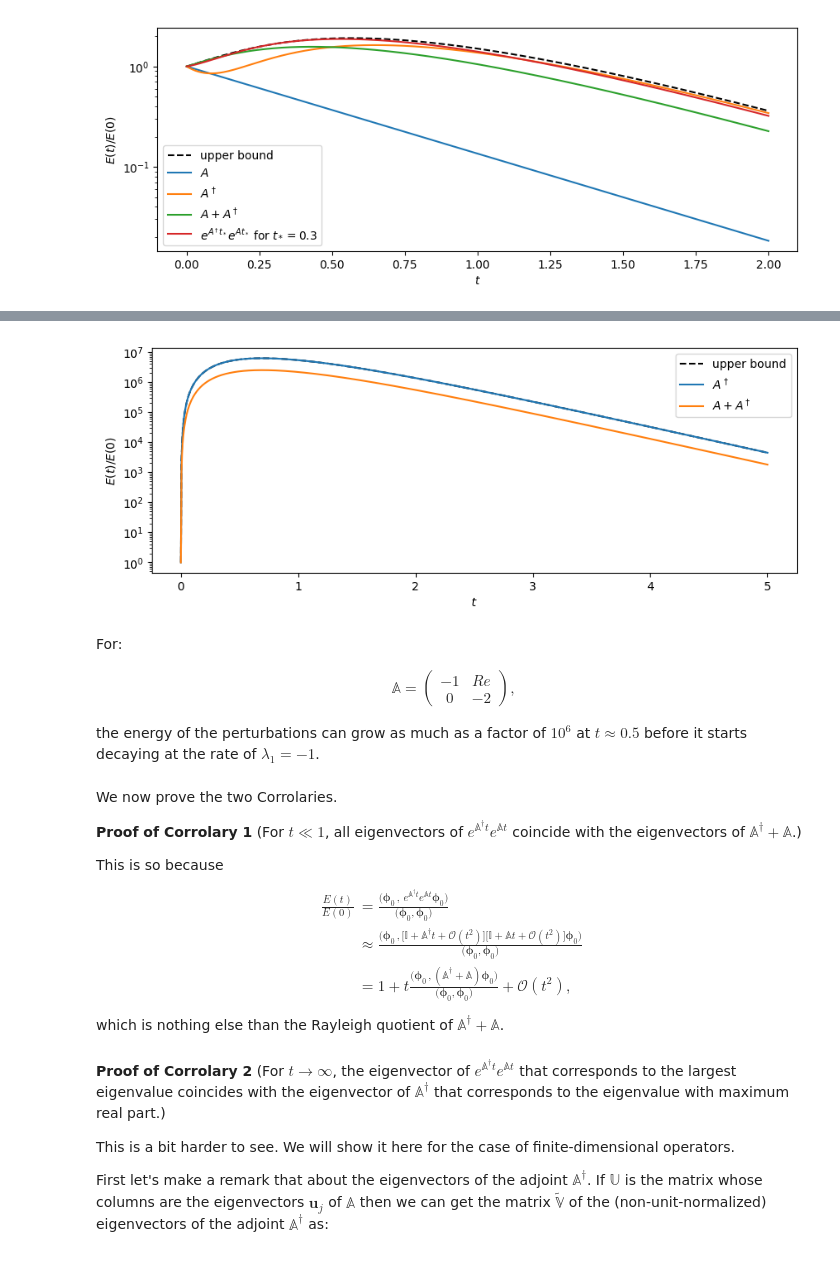
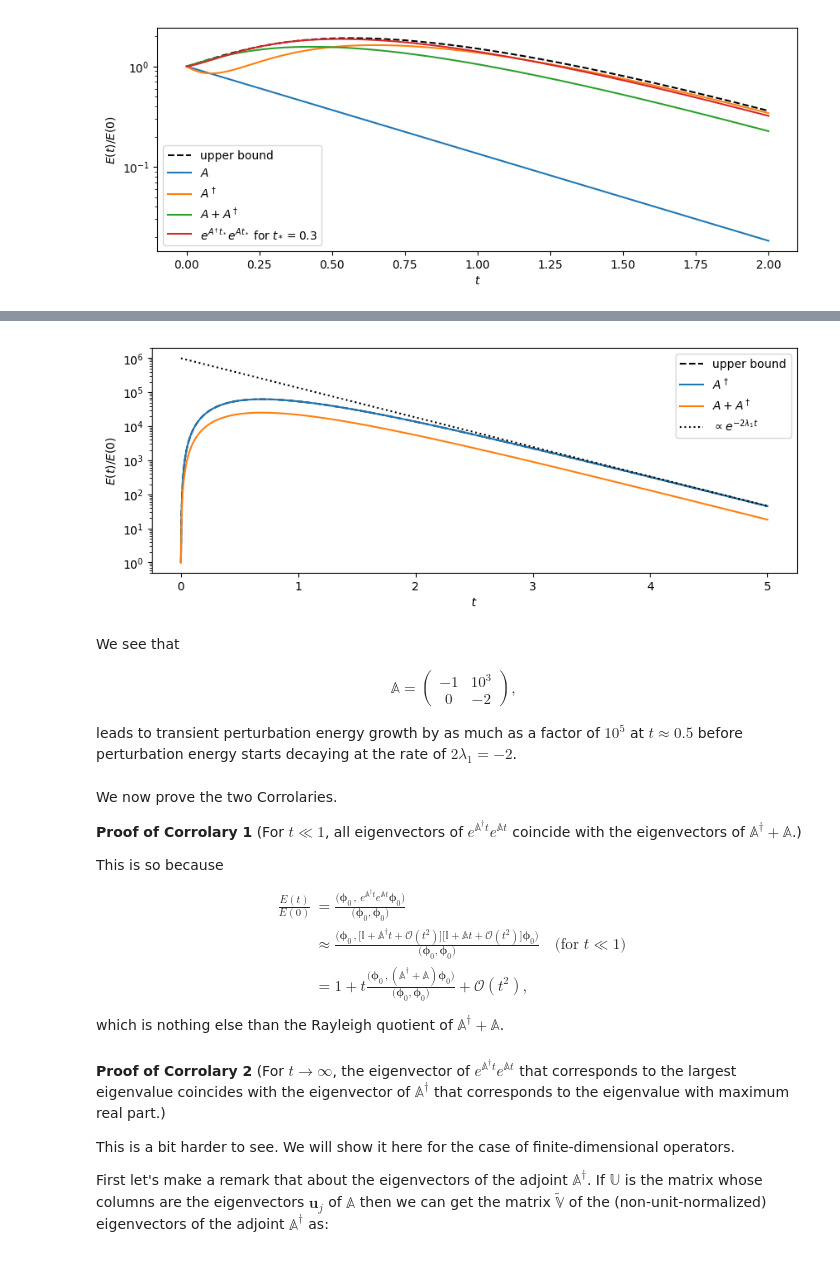
Before and after one commit to navidcy/Instabilities-in-Fluids, a Jupyter notebook: lectures/05-BasicsNonmodalStability.ipynb, the cells around one changed output, grey strips where cells are left out. Drawn from its saved outputs; the diff is of its cells as text; code cells hidden in the pictures.

```diff
--- a/lectures/05-BasicsNonmodalStability.ipynb
+++ b/lectures/05-BasicsNonmodalStability.ipynb
@@ -397,24 +421,25 @@ with $Re=10^4$ or even higher...
 # %%
-A = [-1 1e4; 0 -2];
+A = [-1 1e3; 0 -2];
 Sadj, V = eigen(copy(A')); v1 = V[:, 2]; v2 =V[:, 1]; #to make sure v1 <--> u1
 tfinal = 5
 figure(figsize=(10, 3.5))
 t, energy, upperbound = integrateforward(v2; tfinal=tfinal)
 semilogy(t, upperbound, "--k", label="upper bound")
 semilogy(t, energy, label="\$A^\\dagger\$")
 t, energy = integrateforward(u02; tfinal=tfinal)
 semilogy(t, energy, label="\$A +A^\\dagger\$")
+semilogy(t, 1e6exp.(-2*t), ":k", label="\$\\propto e^{-2\\lambda_1 t}\$")
 xlabel(L"t"); ylabel(L"E(t)/E(0)"); legend();
 # %% [output]
-[figure, old version]
+[figure, new version]
 # %% [markdown]
-For:
+We see that
 
 \begin{align*}
-\mathbb{A} = \begin{pmatrix} -1 & Re \\ 0 & -2\end{pmatrix},
+\mathbb{A} = \begin{pmatrix} -1 & 10^3 \\ 0 & -2\end{pmatrix},
 \end{align*}
 
-the energy of the perturbations can grow as much as a factor of $10^6$ at $t\approx0.5$ before it starts decaying at the rate of $\lambda_1=-1$.
+leads to transient perturbation energy growth by as much as a factor of $10^5$ at $t\approx0.5$ before perturbation energy starts decaying at the rate of $2\lambda_1=-2$.
 # %% [markdown]
 We now prove the two Corrolaries.
 
@@ -424,7 +449,7 @@ We now prove the two Corrolaries.
 This is so because
 \begin{align*}
 \frac{E(t)}{E(0)} &= \frac{\big(\boldsymbol{\phi}_0\,,\,e^{\mathbb{A^\dagger}t} e^{\mathbb{A}t}\boldsymbol{\phi}_0\big)}{\big(\boldsymbol{\phi}_0,\boldsymbol{\phi}_0\big)}\\
-&\approx \frac{\big(\boldsymbol{\phi}_0\,,\big[\mathbb{I} + \mathbb{A^\dagger}t + \mathcal{O}(t^2)\big]\big[\mathbb{I} + \mathbb{A}t + \mathcal{O}(t^2)\big]\boldsymbol{\phi}_0\big)}{\big(\boldsymbol{\phi}_0,\boldsymbol{\phi}_0\big)}\\
+&\approx \frac{\big(\boldsymbol{\phi}_0\,,\big[\mathbb{I} + \mathbb{A^\dagger}t + \mathcal{O}(t^2)\big]\big[\mathbb{I} + \mathbb{A}t + \mathcal{O}(t^2)\big]\boldsymbol{\phi}_0\big)}{\big(\boldsymbol{\phi}_0,\boldsymbol{\phi}_0\big)} \quad \text{(for $t\ll 1$)}\\
 &= 1 + t\frac{\big(\boldsymbol{\phi}_0\,,(\mathbb{A^\dagger}+\mathbb{A})\boldsymbol{\phi}_0\big)}{\big(\boldsymbol{\phi}_0,\boldsymbol{\phi}_0\big)} + \mathcal{O}(t^2),\tag{13}
 \end{align*}
 which is nothing else than the Rayleigh quotient of $\mathbb{A^\dagger}+\mathbb{A}$.
```
Also changed, not shown: parts of 8 cells of this notebook.
